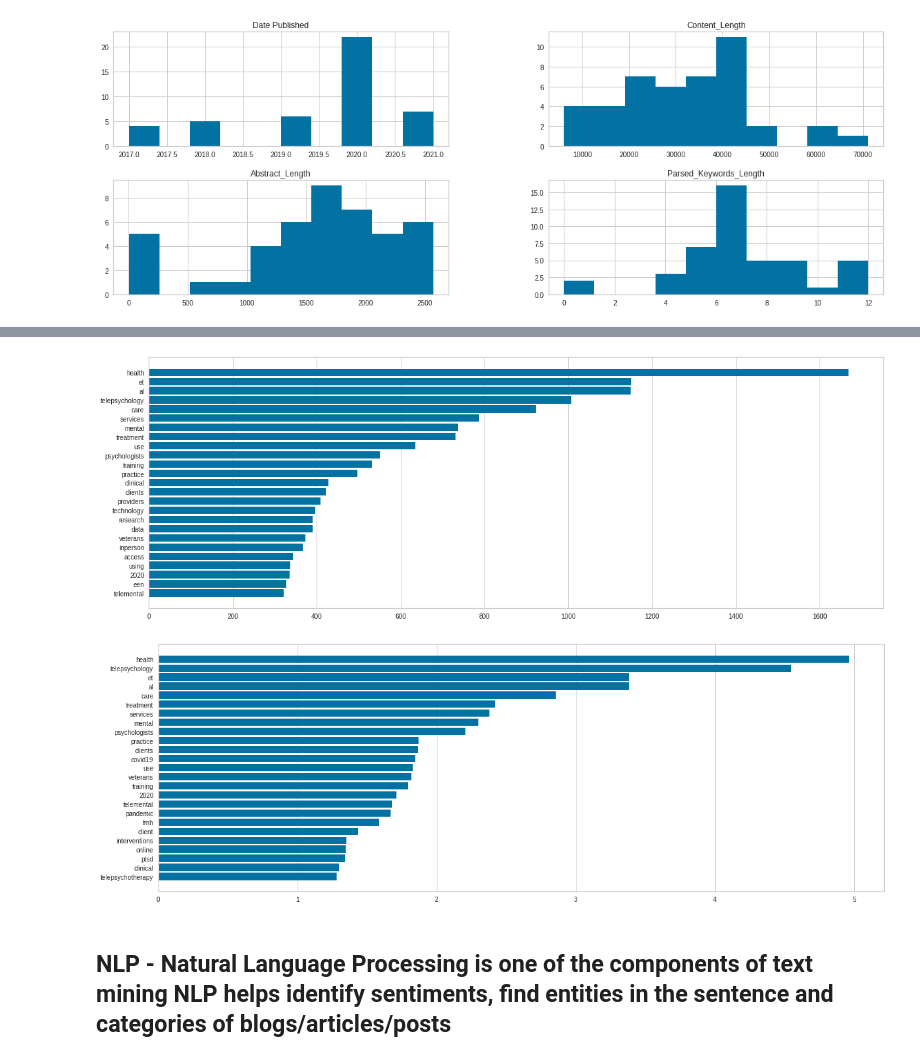
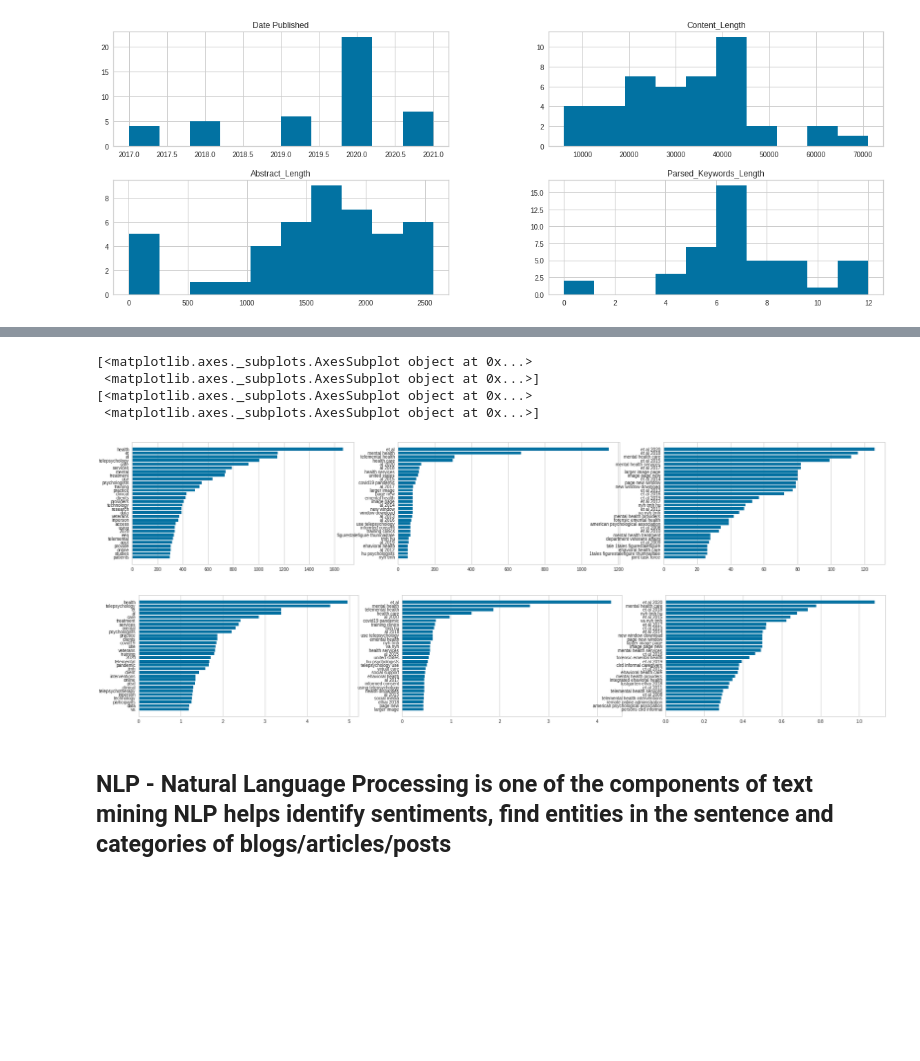
Before and after one commit to VintageGold/Text_Summarization, a Jupyter notebook: Text_Summarization.ipynb, the cells around one changed output, grey strips where cells are left out. Saved outputs shown, nothing was run; the diff lists cells and outputs as text; code cells hidden in the pictures; blank space fills up the shorter version.

```diff
--- a/Text_Summarization.ipynb
+++ b/Text_Summarization.ipynb
@@ -129,21 +129,43 @@ df_metadata.corr()
+# %%
+for i in ax:
+    print(ax)
+# %% [output]
+[<matplotlib.axes._subplots.AxesSubplot object at 0x...>
+ <matplotlib.axes._subplots.AxesSubplot object at 0x...>]
+[<matplotlib.axes._subplots.AxesSubplot object at 0x...>
+ <matplotlib.axes._subplots.AxesSubplot object at 0x...>]
+# %%
+import matplotlib.pyplot as plt
+
+
+fig, ax = plt.subplots(1,3,figsize=(30,5))
+
+figs = len(ax)
+
+for i in range(figs):
+
+    vectorizer = CountVectorizer(stop_words='english',ngram_range=(i+1,i+1))
+    docs = vectorizer.fit_transform(text for text in df_metadata['Content_Clean'])
+    features = vectorizer.get_feature_names()
+    visualizer = FreqDistVisualizer(features=features, orient='H',n=30,ax=ax[i])
+    _ = visualizer.fit(docs)
+# %% [output]
+[figure, added]
 # %%
-vectorizer = CountVectorizer(stop_words='english')
-docs       = vectorizer.fit_transform(text for text in df_metadata['Content_Clean'])
-features   = vectorizer.get_feature_names()
+fig, ax = plt.subplots(1,3,figsize=(30,5))
 
-visualizer = FreqDistVisualizer(features=features, orient='H',n=25)
-_ = visualizer.fit(docs)
+figs = len(ax)
+
+for i in range(figs):
+
+    vectorizer = TfidfVectorizer(stop_words='english',ngram_range=(i+1,i+1))
+    docs       = vectorizer.fit_transform(text for text in df_metadata['Content_Clean'])
+    features   = vectorizer.get_feature_names()
+
+    visualizer = FreqDistVisualizer(features=features, orient='H',n=30,ax=ax[i])
+    _ = visualizer.fit(docs)
 # %% [output]
-[figure, old version]
+[figure, new version]
-# %%
-vectorizer = TfidfVectorizer(stop_words='english')
-docs       = vectorizer.fit_transform(text for text in df_metadata['Content_Clean'])
-features   = vectorizer.get_feature_names()
-
-visualizer = FreqDistVisualizer(features=features, orient='H',n=25)
-_ = visualizer.fit(docs)
-# %% [output]
-[figure, removed]
 # %% [markdown]
 ## NLP - Natural Language Processing is one of the components of text mining NLP helps identify sentiments, find entities in the sentence and categories of blogs/articles/posts
 # %% [markdown]
```
Also changed, not shown: parts of 4 cells of this notebook.
